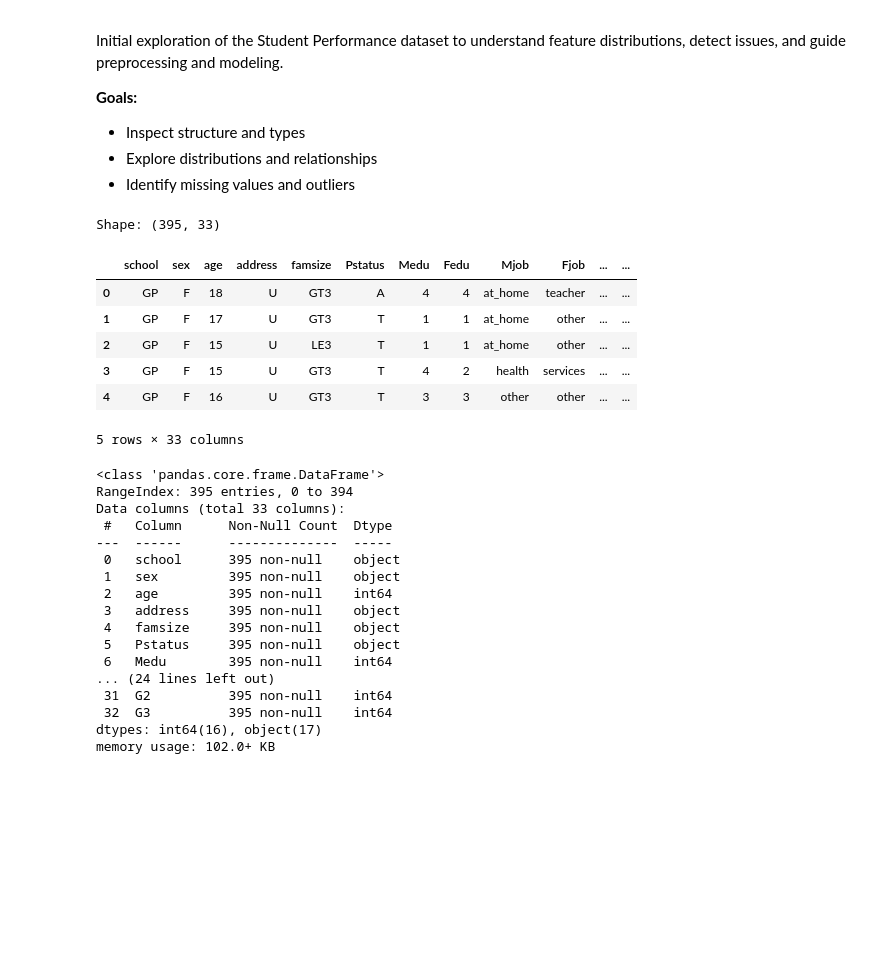
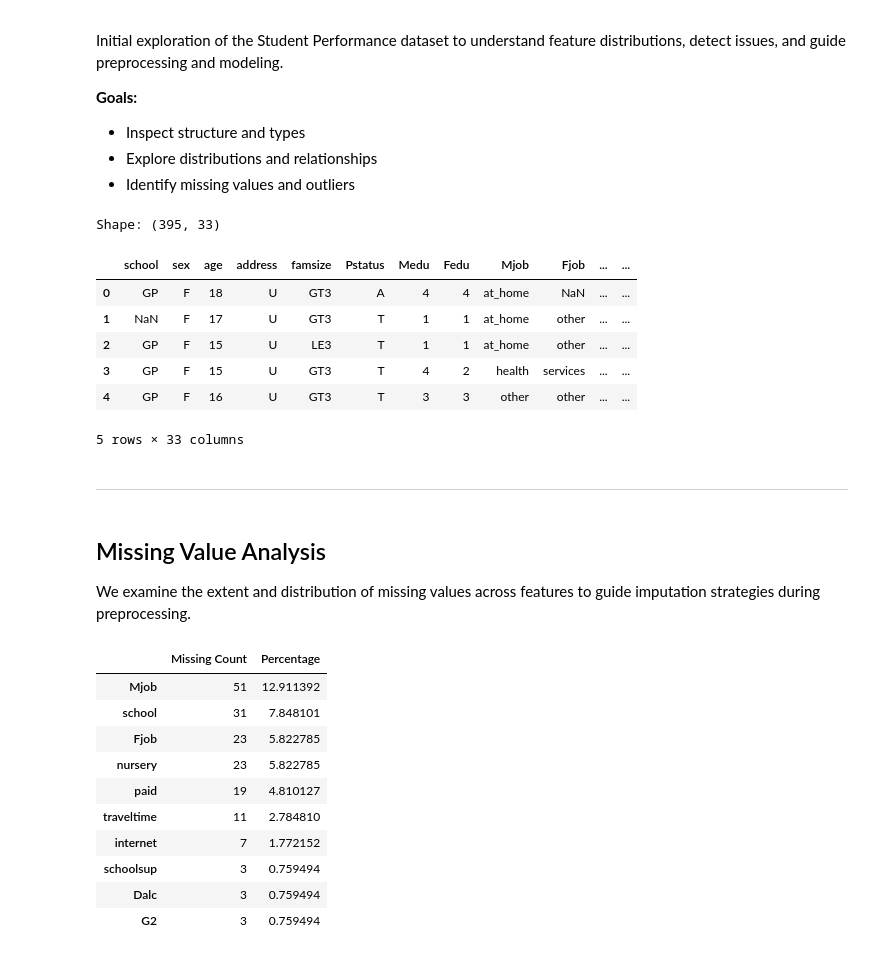
Before and after one commit to levtitanyan/student-performance-ml, a Jupyter notebook: notebooks/01_eda.ipynb, the cells around one changed output. Drawn from its saved outputs; the diff is of its cells as text; code cells hidden in the pictures; blank space fills up the shorter version.

Commit message:
feat: complete EDA with visualizations, summaries, and categorical analysis

```diff
--- a/notebooks/01_eda.ipynb
+++ b/notebooks/01_eda.ipynb
@@ -21,34 +26,45 @@ from scripts.data_loader import load_raw
 # %%
 # Load the dataset
-df = load_raw("student-mat.csv", sep=";")
+df = load_raw("data-corrupted.csv")
 # %%
 # Inspect basic structure
 print(f"Shape: {df.shape}")
 display(df.head())
-df.info()
 # %% [output]
 Shape: (395, 33)
 |  | school | sex | age | address | famsize | Pstatus | Medu | Fedu | Mjob | Fjob | ... | ... |
-| 0 | GP | F | 18 | U | GT3 | A | 4 | 4 | at_home | teacher | ... | ... |
-| 1 | GP | F | 17 | U | GT3 | T | 1 | 1 | at_home | other | ... | ... |
+| 0 | GP | F | 18 | U | GT3 | A | 4 | 4 | at_home | NaN | ... | ... |
+| 1 | NaN | F | 17 | U | GT3 | T | 1 | 1 | at_home | other | ... | ... |
 | 2 | GP | F | 15 | U | LE3 | T | 1 | 1 | at_home | other | ... | ... |
 | 3 | GP | F | 15 | U | GT3 | T | 4 | 2 | health | services | ... | ... |
 | 4 | GP | F | 16 | U | GT3 | T | 3 | 3 | other | other | ... | ... |
 5 rows × 33 columns
-<class 'pandas.core.frame.DataFrame'>
-RangeIndex: 395 entries, 0 to 394
-Data columns (total 33 columns):
- #   Column      Non-Null Count  Dtype
----  ------      --------------  -----
- 0   school      395 non-null    object
- 1   sex         395 non-null    object
- 2   age         395 non-null    int64
- 3   address     395 non-null    object
- 4   famsize     395 non-null    object
- 5   Pstatus     395 non-null    object
- 6   Medu        395 non-null    int64
-... (24 lines left out)
- 31  G2          395 non-null    int64
- 32  G3          395 non-null    int64
-dtypes: int64(16), object(17)
-memory usage: 102.0+ KB
+# %% [markdown]
+---
+# %% [markdown]
+##  Missing Value Analysis
+
+We examine the extent and distribution of missing values across features to guide imputation strategies during preprocessing.
+# %%
+# Count missing values and calculate percentages
+missing_report = (
+    df.isnull()
+    .sum()
+    .to_frame(name='Missing Count')
+    .assign(Percentage=lambda x: 100 * x['Missing Count'] / len(df))
+    .query('`Missing Count` > 0')
+    .sort_values('Percentage', ascending=False)
+)
+missing_report
+# %% [output]
+|  | Missing Count | Percentage |
+| Mjob | 51 | 12.911392 |
+| school | 31 | 7.848101 |
+| Fjob | 23 | 5.822785 |
+| nursery | 23 | 5.822785 |
+| paid | 19 | 4.810127 |
+| traveltime | 11 | 2.784810 |
+| internet | 7 | 1.772152 |
+| schoolsup | 3 | 0.759494 |
+| Dalc | 3 | 0.759494 |
+| G2 | 3 | 0.759494 |
```
Also changed, not shown: parts of 17 cells of this notebook, 3 other files.
